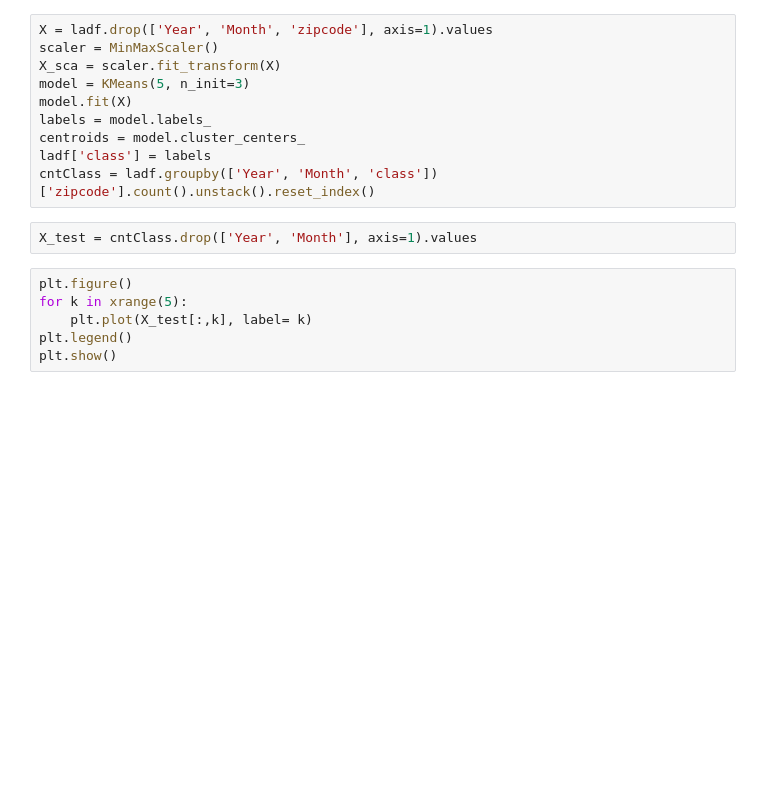
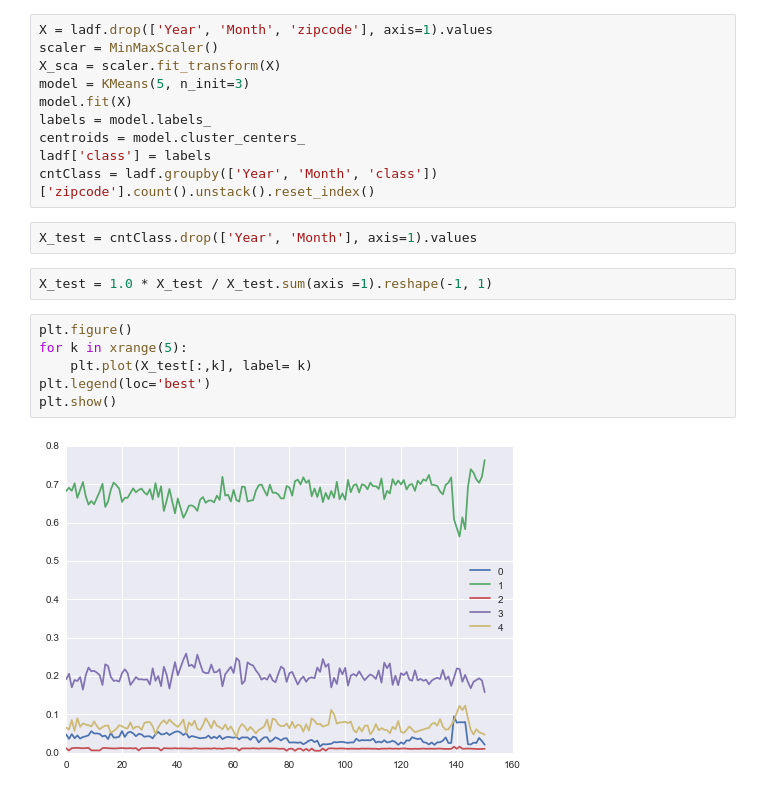
Before and after one commit to livenb/crime_prediction, a Jupyter notebook: compare_city.ipynb, the cells around one changed output. Cells and saved outputs as stored; diff of their text form; blank space fills up the shorter version.

```diff
--- a/compare_city.ipynb
+++ b/compare_city.ipynb
@@ -18,9 +24,13 @@ ladf['class'] = labels
 cntClass = ladf.groupby(['Year', 'Month', 'class'])['zipcode'].count().unstack().reset_index()
 # %%
 X_test = cntClass.drop(['Year', 'Month'], axis=1).values
+# %%
+X_test = 1.0 * X_test / X_test.sum(axis =1).reshape(-1, 1)
 # %%
 plt.figure()
 for k in xrange(5):
     plt.plot(X_test[:,k], label= k)
-plt.legend()
+plt.legend(loc='best')
 plt.show()
+# %% [output]
+[figure, added]
```
Also changed, not shown: parts of 18 cells of this notebook, 1 other file.
